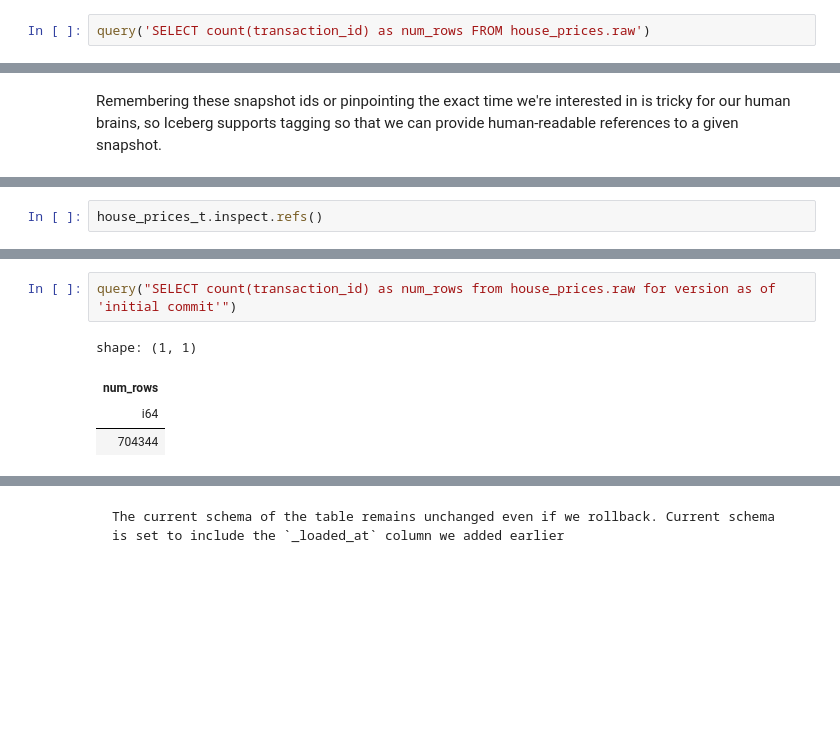
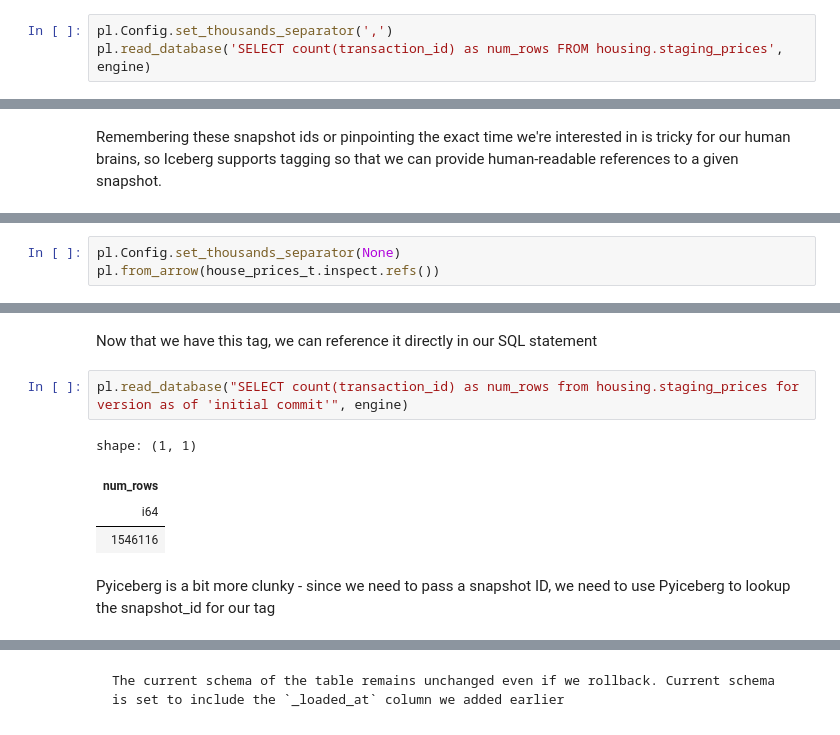
Before and after one commit to henryharbeck/pydata-london-2025-hands-on-apache-iceberg, a Jupyter notebook: notebooks/04-Time Travel.ipynb, the cells around one changed output, grey strips where cells are left out. Drawn from its saved outputs; the diff is of its cells as text; blank space fills up the shorter version.

```diff
--- a/notebooks/04-Time Travel.ipynb
+++ b/notebooks/04-Time Travel.ipynb
@@ -28,5 +43,6 @@ shape: (4, 4)
 # %%
-query('SELECT count(transaction_id) as num_rows FROM house_prices.raw')
+pl.Config.set_thousands_separator(',')
+pl.read_database('SELECT count(transaction_id) as num_rows FROM housing.staging_prices', engine)
 # %% [output]
 shape: (1, 1)
 | num_rows |
@@ -63,3 +88,4 @@ house_prices_t.manage_snapshots().create_tag(6975771391456708666, "initial commi
 # %%
-house_prices_t.inspect.refs()
+pl.Config.set_thousands_separator(None)
+pl.from_arrow(house_prices_t.inspect.refs())
 # %% [output]
@@ -82,10 +97,14 @@ max_snapshot_age_in_ms: [[null,null]]
+# %% [markdown]
+Now that we have this tag, we can reference it directly in our SQL statement
 # %%
-query("SELECT count(transaction_id) as num_rows from house_prices.raw for version as of 'initial commit'")
+pl.read_database("SELECT count(transaction_id) as num_rows from housing.staging_prices for version as of 'initial commit'", engine)
 # %% [output]
 shape: (1, 1)
 | num_rows |
 | i64 |
-| 704344 |
+| 1546116 |
+# %% [markdown]
+Pyiceberg is a bit more clunky - since we need to pass a snapshot ID, we need to use Pyiceberg to lookup the snapshot_id for our tag
 # %%
 pl.scan_iceberg(house_prices_t, snapshot_id=house_prices_t.snapshot_by_name('initial commit').snapshot_id).select(pl.count('transaction_id')).collect()
 # %% [output]
```
Also changed, not shown: parts of 30 cells of this notebook, 1 other file.
